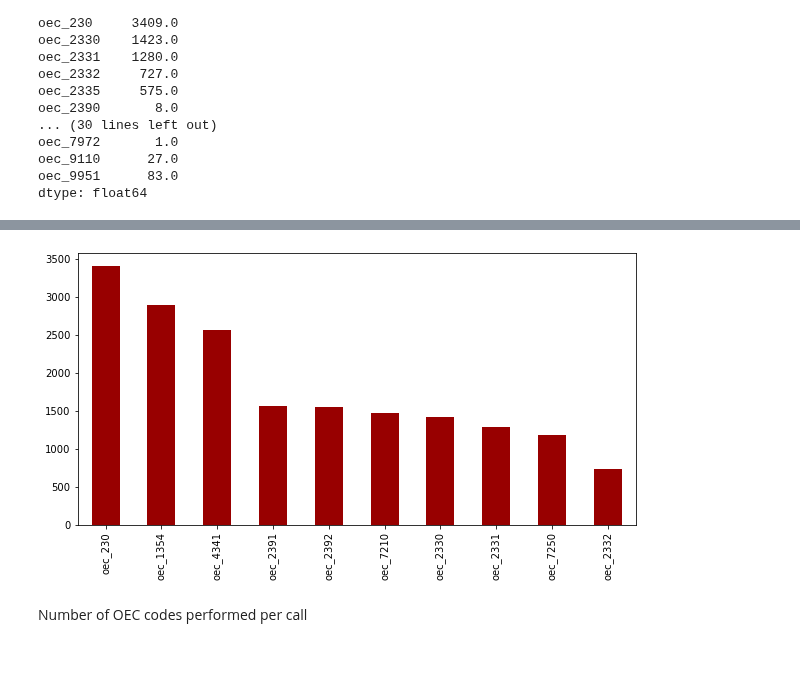
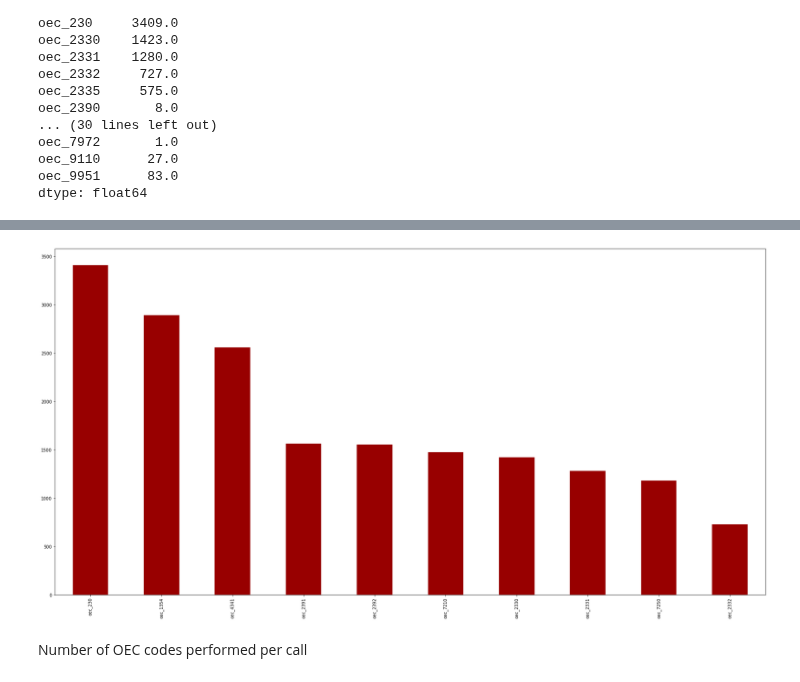
Before and after one commit to Jmiah789/smile-on-get_tootha_choppa, a Jupyter notebook: notebooks/1_cleanup.ipynb, the cells around one changed output, grey strips where cells are left out. Cells and saved outputs as stored; diff of their text form; code cells hidden in the pictures.

```diff
--- a/notebooks/1_cleanup.ipynb
+++ b/notebooks/1_cleanup.ipynb
@@ -580,8 +436,8 @@ oec_sums.plot.bar()
 # %%
 oec_sums.plot.bar(x = 'Oral_Care_Encounter', y = 'Count Performed', color = '#980000')
-plt.rcParams["figure.figsize"]=(10, 15)
+plt.rcParams["figure.figsize"]=(15, 15)
 # %% [output]
-[figure, old version]
+[figure, new version]
 # %% [markdown]
 Number of OEC codes performed per call
 # %%
```
Also changed, not shown: parts of 45 cells of this notebook.
